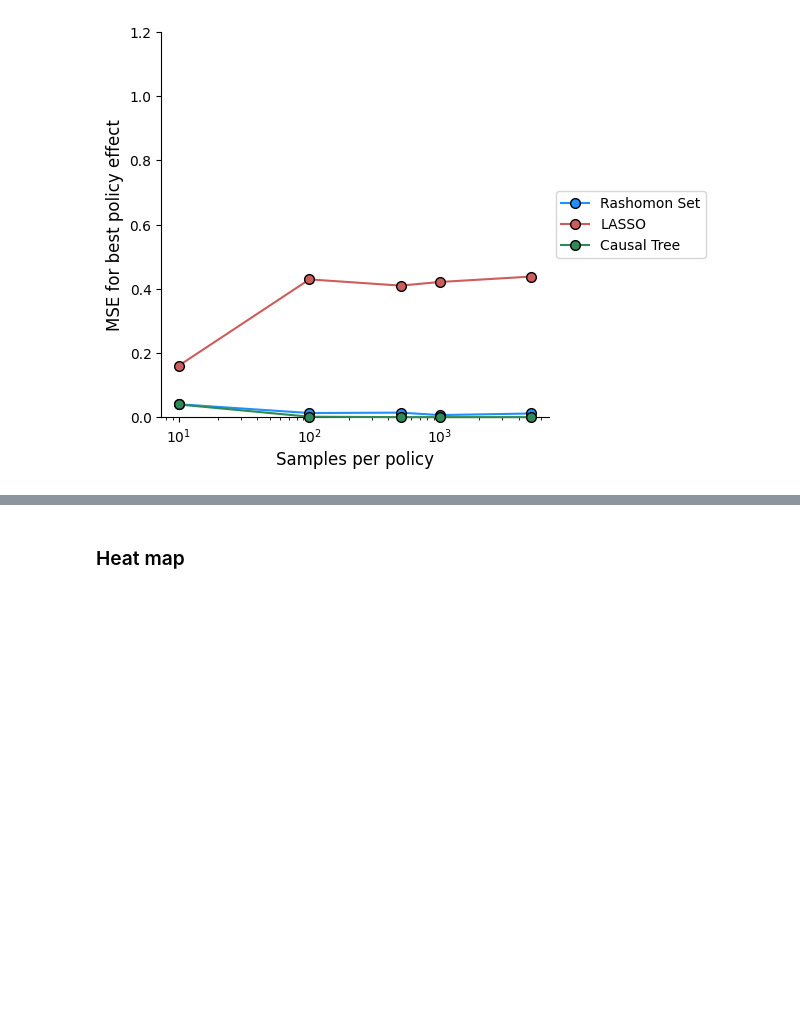
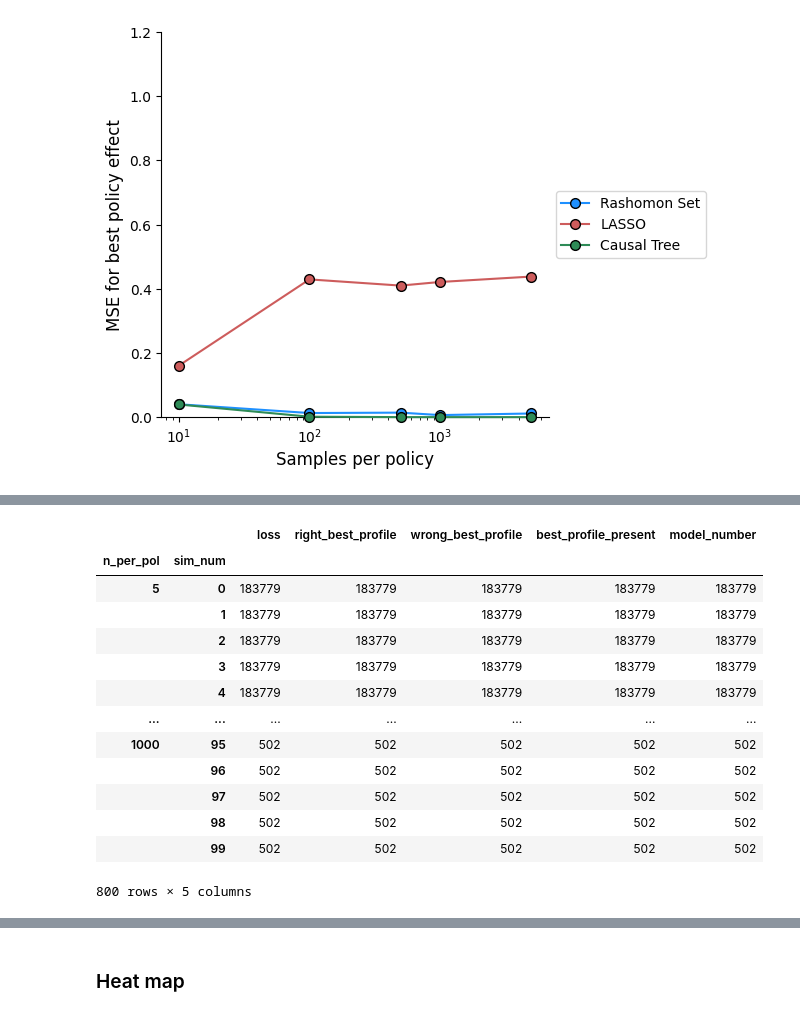
Before and after one commit to AparaV/rashomon-partition-sets, a Jupyter notebook: Code/analyze_results.ipynb, the cells around one changed output, grey strips where cells are left out. Drawn from its saved outputs; the diff is of its cells as text; code cells hidden in the pictures; blank space fills up the shorter version.

```diff
--- a/Code/analyze_results.ipynb
+++ b/Code/analyze_results.ipynb
@@ -742,0 +819,46 @@ plt.show()
+# %%
+sizes = [5, 10, 25, 50, 100, 250, 500, 1000]
+simulations = list(range(100))
+df_groupby = rashomon_df.groupby(["n_per_pol", "sim_num"]).count()
+
+new_rows = []
+
+for n in sizes:
+    df_n = rashomon_df[rashomon_df["n_per_pol"] == n]
+    max_model_size = df_n["model_number"].max()
+
+    for t in simulations:
+        df_n_t = df_n[df_n["sim_num"] == t]
+        this_model_size = df_n_t["model_number"].max()
+        if len(df_n_t) == 0:
+            continue
+        last_row = df_n_t.iloc[-1]
+        dummy_row = [n, t, 0, 0, 0, last_row[-2], 0]
+        # dummy_row = [n, t, 0, 0, 0, 1, 0]
+        for i in range(this_model_size, max_model_size):
+            this_row = deepcopy(dummy_row)
+            this_row[-1] = i + 1
+            # if i + 1 == max_model_size:
+            #     this_row[-2] = 1
+            new_rows.append(this_row)
+
+new_df = pd.DataFrame(new_rows, columns=rashomon_df.columns)
+
+rashomon_df = pd.concat([rashomon_df, new_df], ignore_index=True)
+# %%
+rashomon_df.groupby(["n_per_pol", "sim_num"]).count()
+# %% [output]
+|  |  | loss | right_best_profile | wrong_best_profile | best_profile_present | model_number |
+| n_per_pol | sim_num |  |  |  |  |  |
+| 5 | 0 | 183779 | 183779 | 183779 | 183779 | 183779 |
+|  | 1 | 183779 | 183779 | 183779 | 183779 | 183779 |
+|  | 2 | 183779 | 183779 | 183779 | 183779 | 183779 |
+|  | 3 | 183779 | 183779 | 183779 | 183779 | 183779 |
+|  | 4 | 183779 | 183779 | 183779 | 183779 | 183779 |
+| ... | ... | ... | ... | ... | ... | ... |
+| 1000 | 95 | 502 | 502 | 502 | 502 | 502 |
+|  | 96 | 502 | 502 | 502 | 502 | 502 |
+|  | 97 | 502 | 502 | 502 | 502 | 502 |
+|  | 98 | 502 | 502 | 502 | 502 | 502 |
+|  | 99 | 502 | 502 | 502 | 502 | 502 |
+800 rows × 5 columns
```
Also changed, not shown: parts of 11 cells of this notebook, 4 other files.
